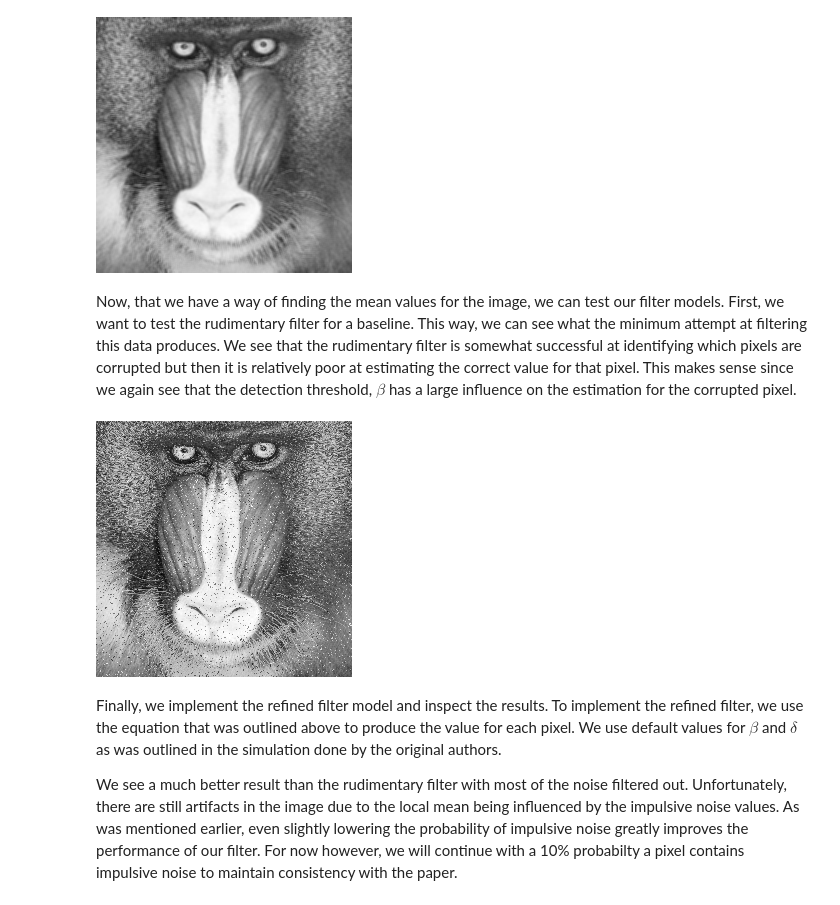
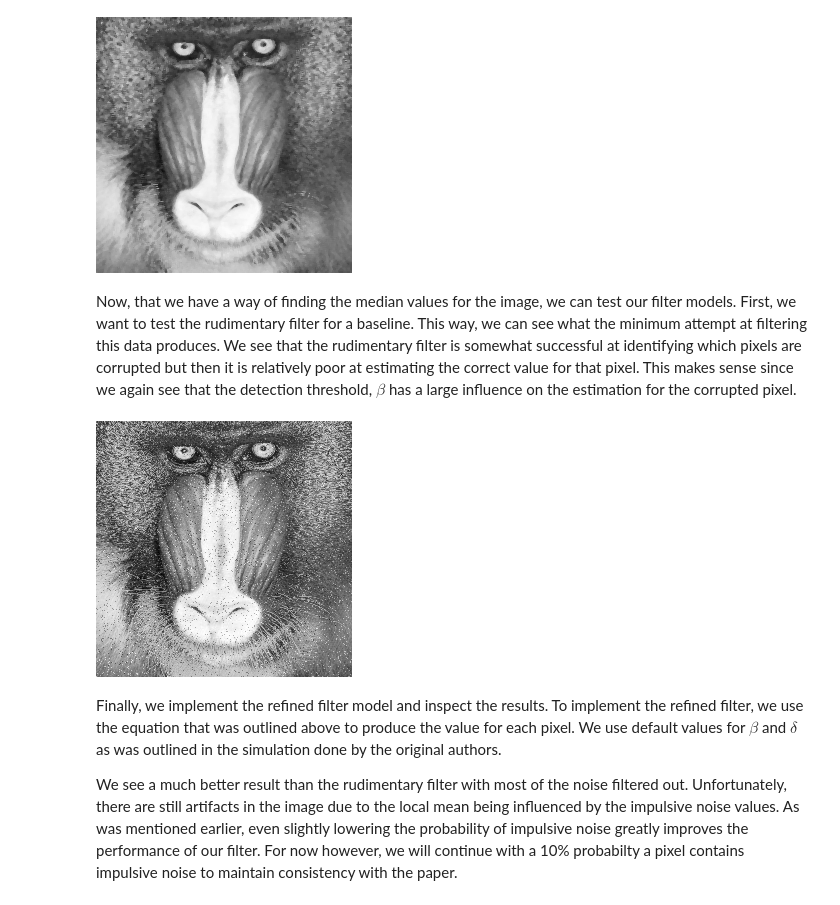
Before and after one commit to djdrng/impulsive-noise-removal, a Jupyter notebook: report.ipynb, the cells around one changed output. Saved outputs shown, nothing was run; the diff lists cells and outputs as text; code cells hidden in the pictures.

```diff
--- a/report.ipynb
+++ b/report.ipynb
@@ -168,36 +168,26 @@ To calculate the mean for pixels on the edges, we only take the mean of the pixe
 # %%
-
-def get_mean(x: np.ndarray, i, j):
+def get_median(x: np.ndarray, i, j):
   """
-  Calculate mean of pixel accounting for boundaries
+  Calculate median of pixel accounting for boundaries
   """
-  mean = 0
-  count = 1
+  med_vals = []
   if i > 0 and j > 0:
-    mean += x[i-1][j-1]
-    count += 1
+    med_vals.append(x[i-1][j-1])
   if i > 0:
-    mean += x[i-1][j]
-    count += 1
+    med_vals.append(x[i-1][j])
   if i > 0 and j < len(x[0]) - 1:
-    mean += x[i-1][j+1]
-    count += 1
+    med_vals.append(x[i-1][j+1])
   if i < len(x) - 1 and j < len(x[0]) - 1:
-    mean += x[i+1][j+1]
-    count += 1
+    med_vals.append(x[i+1][j+1])
   if i < len(x) - 1:
-    mean += x[i+1][j]
-    count += 1
+    med_vals.append(x[i+1][j])
   if i < len(x) - 1 and j > 0:
-    mean += x[i+1][j-1]
-    count += 1
+    med_vals.append(x[i+1][j-1])
   if j < len(x[0]) - 1:
-    mean += x[i][j+1]
-    count += 1
+    med_vals.append(x[i][j+1])
   if j > 0:
-    mean += x[i][j-1]
-    count += 1
-  mean += x[i][j]
-  mean /= count
-  return mean
+    med_vals.append(x[i][j-1])
+  med_vals.append(x[i][j])
+  med_vals.sort()
+  return med_vals[len(med_vals) // 2]
 # %% [markdown]
@@ -222,32 +211,31 @@ median_image.show()
 # %% [output]
 [figure]
 # %% [markdown]
-Now, that we have a way of finding the mean values for the image, we can test our filter models. First, we want to test the rudimentary filter for a baseline. This way, we can see what the minimum attempt at filtering this data produces. We see that the rudimentary filter is somewhat successful at identifying which pixels are corrupted but then it is relatively poor at estimating the correct value for that pixel. This makes sense since we again see that the detection threshold, $\beta$ has a large influence on the estimation for the corrupted pixel.
+Now, that we have a way of finding the median values for the image, we can test our filter models. First, we want to test the rudimentary filter for a baseline. This way, we can see what the minimum attempt at filtering this data produces. We see that the rudimentary filter is somewhat successful at identifying which pixels are corrupted but then it is relatively poor at estimating the correct value for that pixel. This makes sense since we again see that the detection threshold, $\beta$ has a large influence on the estimation for the corrupted pixel.
 # %%
 def apply_rudimentary_filter(x: np.ndarray, beta):
   """
   Apply rudimentary version of the filter, with only a beta value
   """
   filtered = np.copy(x)
   for i in range(len(x)):
     for j in range(len(x[0])):
-
-      m = get_mean(x, i, j)
+      m = get_median(x, i, j)
       if filtered[i][j] > m + beta:
         filtered[i][j] = m + beta
       elif filtered[i][j] < m - beta:
         filtered[i][j] = m - beta
 
       if filtered[i][j] > 255: filtered[i][j] = 255
       if filtered[i][j] < 0:   filtered[i][j] = 0
 
   return filtered
 
 rudimentary_data = apply_rudimentary_filter(noisy_data, 70)
 rudimentary_image = create_image(rudimentary_data)
 rudimentary_image.show()
 # %% [output]
-[figure, old version]
+[figure, new version]
 # %% [markdown]
 Finally, we implement the refined filter model and inspect the results. To implement the refined filter, we use the equation that was outlined above to produce the value for each pixel. We use default values for $\beta$ and $\delta$ as was outlined in the simulation done by the original authors.
 
```
Also changed, not shown: parts of 8 cells of this notebook, 14 other files.
